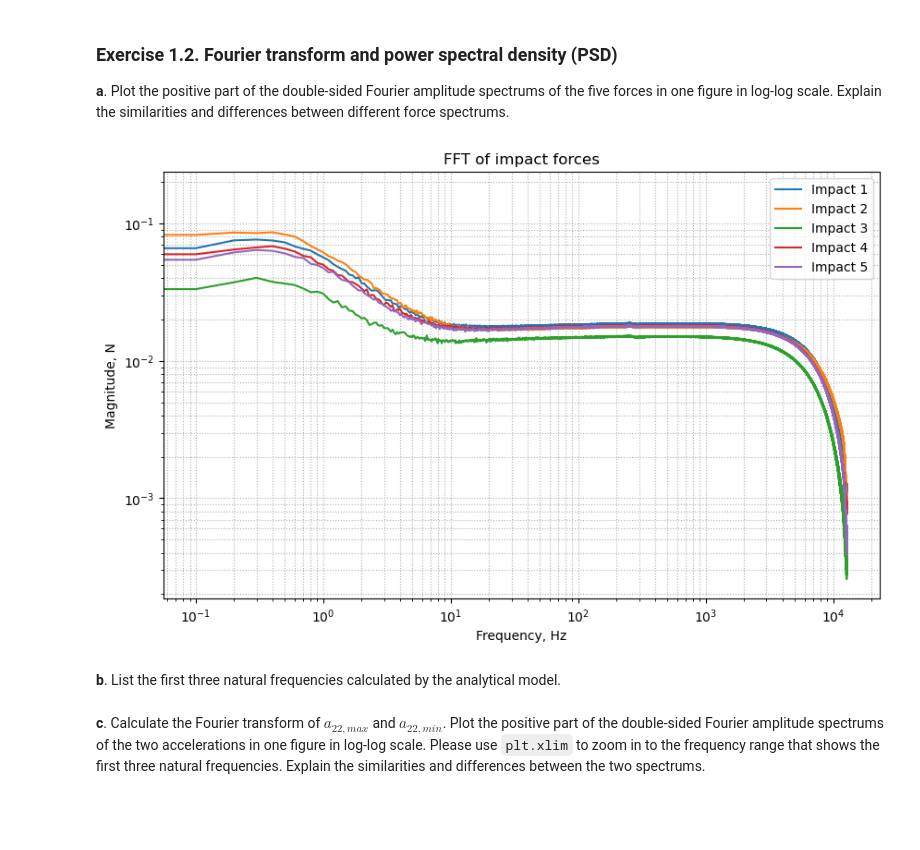
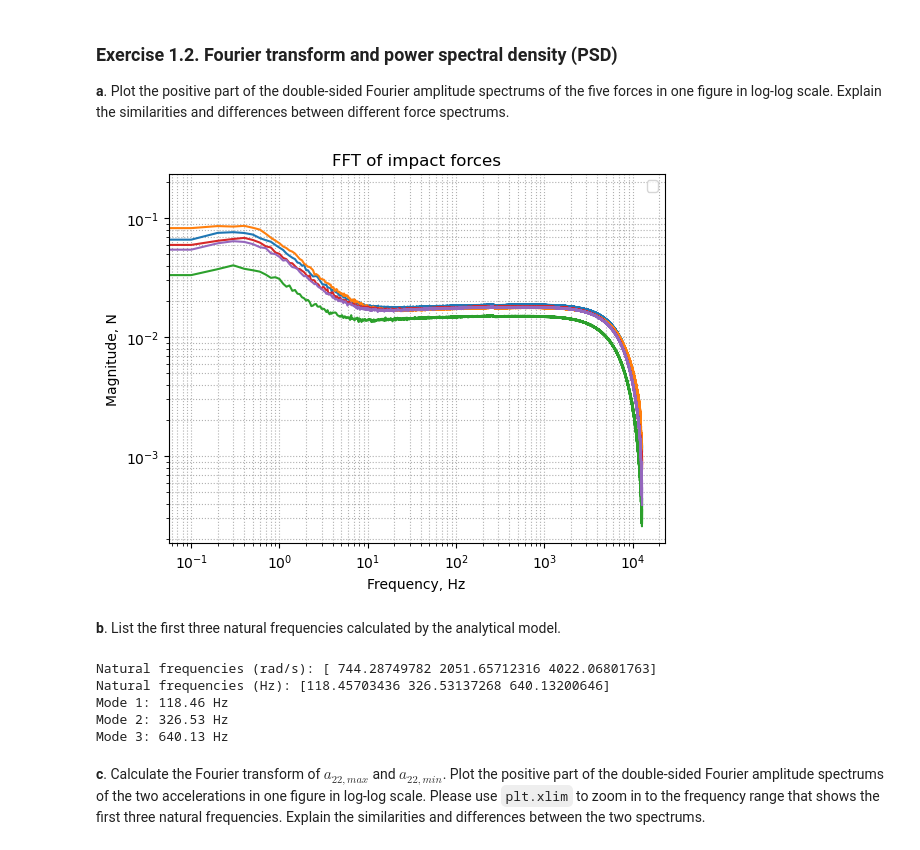
Before and after one commit to josems06-crypto/CIEM5110-U3-lab_assignment_2026, a Jupyter notebook: CIEM5110_U3_lab_assignment_template_for_report_2026.ipynb, the cells around one changed output. Drawn from its saved outputs; the diff is of its cells as text; code cells hidden in the pictures; blank space fills up the shorter version.

```diff
--- a/CIEM5110_U3_lab_assignment_template_for_report_2026.ipynb
+++ b/CIEM5110_U3_lab_assignment_template_for_report_2026.ipynb
@@ -109,26 +120,60 @@ impact 1 is the largest with a maximum force of 0.10 Nand impact 3 is the smalle
 # %%
 from scipy.fft import fft, fftfreq
 
 sf = 25600
-N_sig = len(F_2[0])  # number of data points in each force signal
-freq = fftfreq(N_sig, d=1/sf)[:N_sig//2]
+N_sig = F_2.shape[0] # number of data points in the signal
+freq = fftfreq(N_sig, 1/sf)[:N_sig//2] # fourier frequencies
 
-# Calculate the FFT of each force and plot them in one figure
-plt.figure(figsize=(10, 6))
+# Calculate the fft of each force and plot them in one figure
+plt.figure
 for ii in range(5):
-    fft_force = fft(F_2[ii])
-    plt.loglog(freq, 2.0 / N_sig * np.abs(fft_force[:N_sig//2]), label=f'Impact {ii+1}')
+    fft_force = fft(F_2[:,ii],axis = -1)
+    # plot the positive part of the fourier spectrum in log-log scale
+    plt.loglog(freq, 2.0/N_sig * np.abs(fft_force[0:N_sig//2]))
 
 # plt.xlim(10, 10000)
 plt.xlabel('Frequency, Hz')
 plt.ylabel('Magnitude, N')
 plt.title('FFT of impact forces')
 plt.legend()
 plt.grid(True, which='both', ls=':')
 plt.show()
 # %% [output]
-[figure, old version]
+[figure, new version]
 # %% [markdown]
 **b**. List the first three natural frequencies calculated by the analytical model.
+# %%
+# Rail properties
+E = 210e9          # Young's modulus [Pa]
+rho = 7850         # Density [kg/m^3]
+I = 2337.9e-8      # Moment of inertia [m^4]   (2337.9 cm^4 -> m^4)
+A = 69.77e-4       # Cross-sectional area [m^2] (69.77 cm^2 -> m^2)
+
+# Measured beam length
+L = 3.0            # [m] replace with your measured beam length
+
+# Free-free beam values: beta_n * L
+betaL = np.array([4.730041, 7.853205, 10.995608])
+
+# beta_n
+beta = betaL / L
+
+# Natural frequencies in rad/s
+omega_n = (betaL**2) * np.sqrt(E * I / (rho * A * L**4))
+
+# Natural frequencies in Hz
+f_n = omega_n / (2 * np.pi)
+
+print("Natural frequencies (rad/s):", omega_n)
+print("Natural frequencies (Hz):", f_n)
+
+for i, f in enumerate(f_n, start=1):
+    print(f"Mode {i}: {f:.2f} Hz")
+# %% [output]
+Natural frequencies (rad/s): [ 744.28749782 2051.65712316 4022.06801763]
+Natural frequencies (Hz): [118.45703436 326.53137268 640.13200646]
+Mode 1: 118.46 Hz
+Mode 2: 326.53 Hz
+Mode 3: 640.13 Hz
 # %% [markdown]
 **c**. Calculate the Fourier transform of $a_{22,max}$ and $a_{22,min}$. Plot the positive part of the double-sided Fourier amplitude spectrums of the two accelerations in one figure in log-log scale. Please use `plt.xlim` to zoom in to the frequency range that shows the first three natural frequencies. Explain the similarities and differences between the two spectrums.
```
Also changed, not shown: parts of 3 cells of this notebook, 1 other file.
